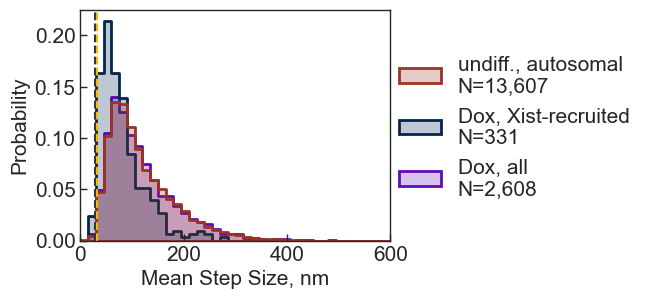
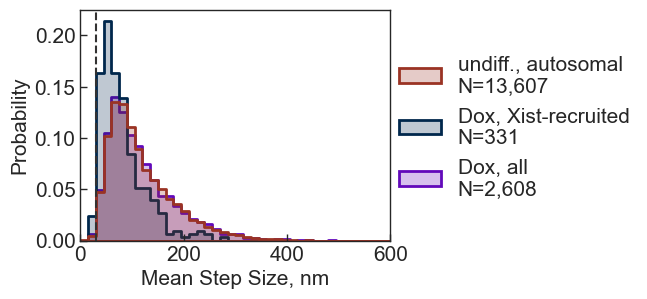
Code edit (unified diff) that turned the first committed figure into the second:
--- before
+++ after
@@ -21,6 +21,5 @@
     fontsize=fontsize,
 )
-plt.axvline(immobile_stepsize_threshold_nm - 1.6, ls="--", color="#333232")
-plt.axvline(immobile_stepsize_threshold_nm + 1.6, ls="--", color="#f7b801")
+plt.axvline(immobile_stepsize_threshold_nm, ls="--", color="#333232")
 plt.xlabel("Mean Step Size, nm", fontsize=fontsize)
 plt.ylabel("Probability", fontsize=fontsize)

Commit: minor plot format fixes